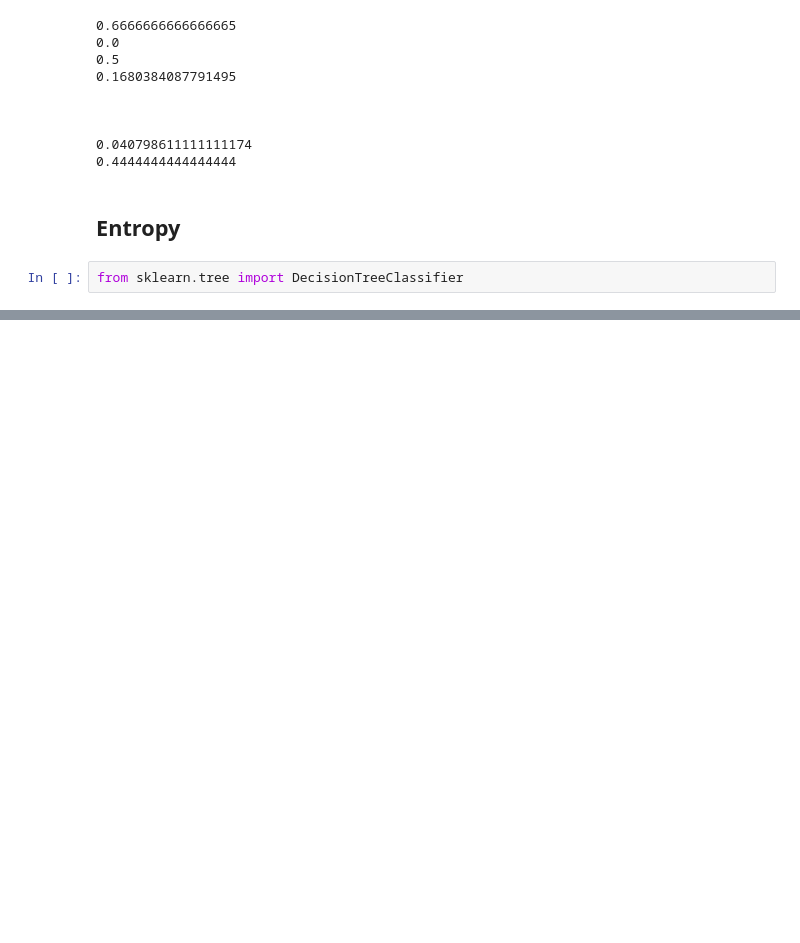
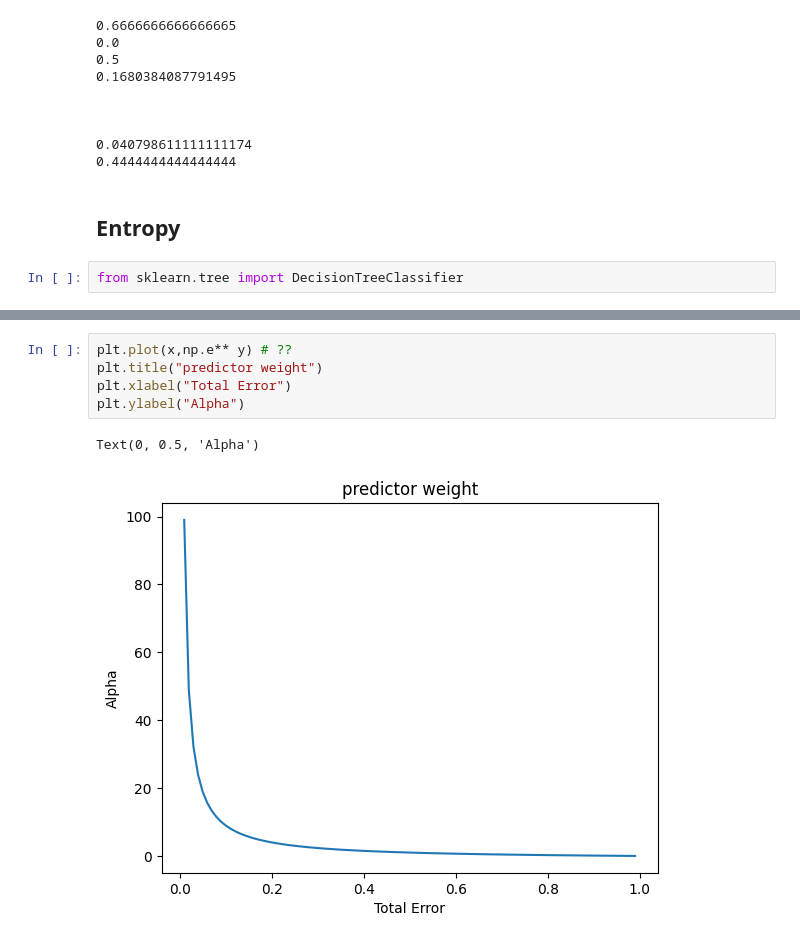
Before and after one commit to dustyshaw/machine-learning, a Jupyter notebook: notes/day13_decision_trees.ipynb, the cells around one changed output, grey strips where cells are left out. Saved outputs shown, nothing was run; the diff lists cells and outputs as text; blank space fills up the shorter version.

```diff
--- a/notes/day13_decision_trees.ipynb
+++ b/notes/day13_decision_trees.ipynb
@@ -149,0 +267,8 @@ from sklearn.tree import DecisionTreeClassifier
+# %%
+plt.plot(x,np.e** y) # ??
+plt.title("predictor weight")
+plt.xlabel("Total Error")
+plt.ylabel("Alpha")
+# %% [output]
+Text(0, 0.5, 'Alpha')
+[figure, added]
```
Also changed, not shown: parts of 11 cells of this notebook.
